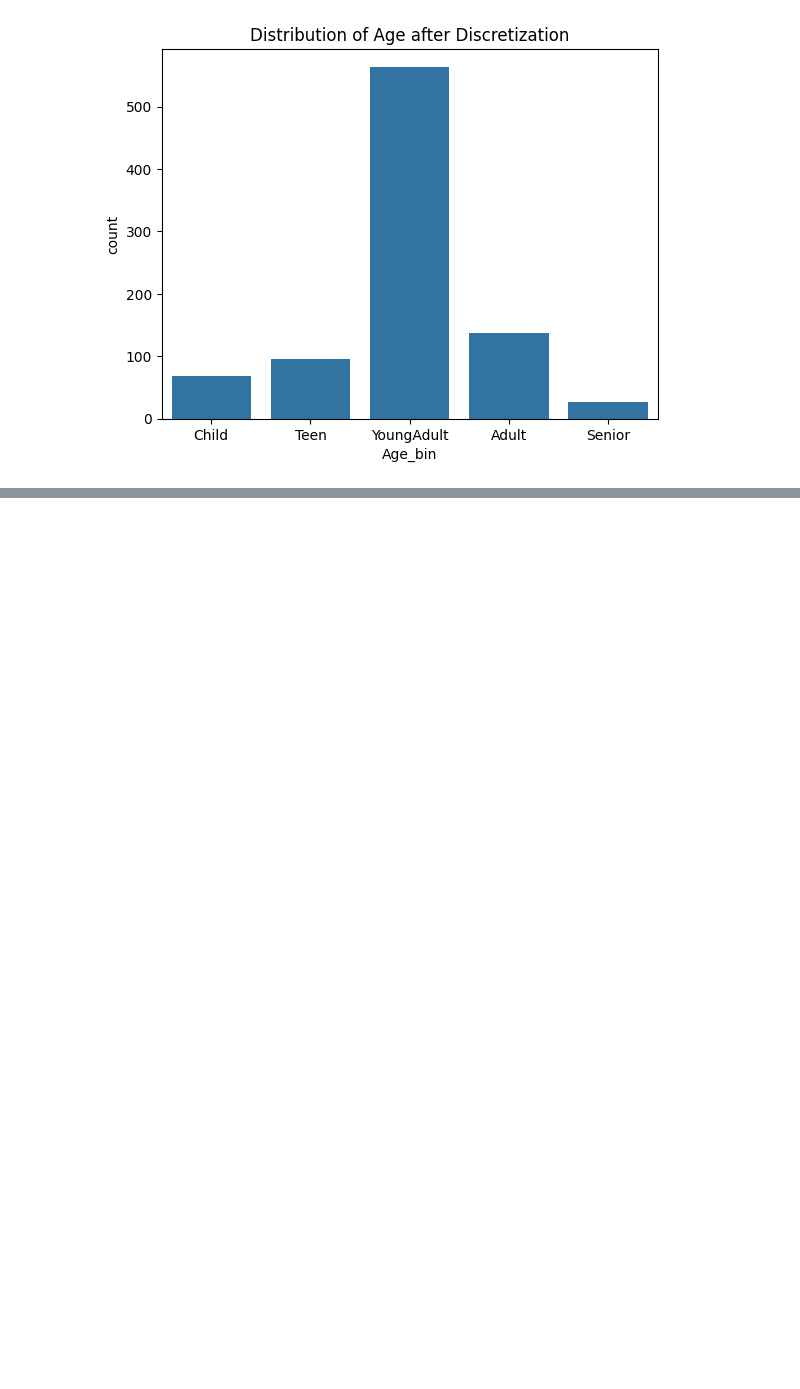
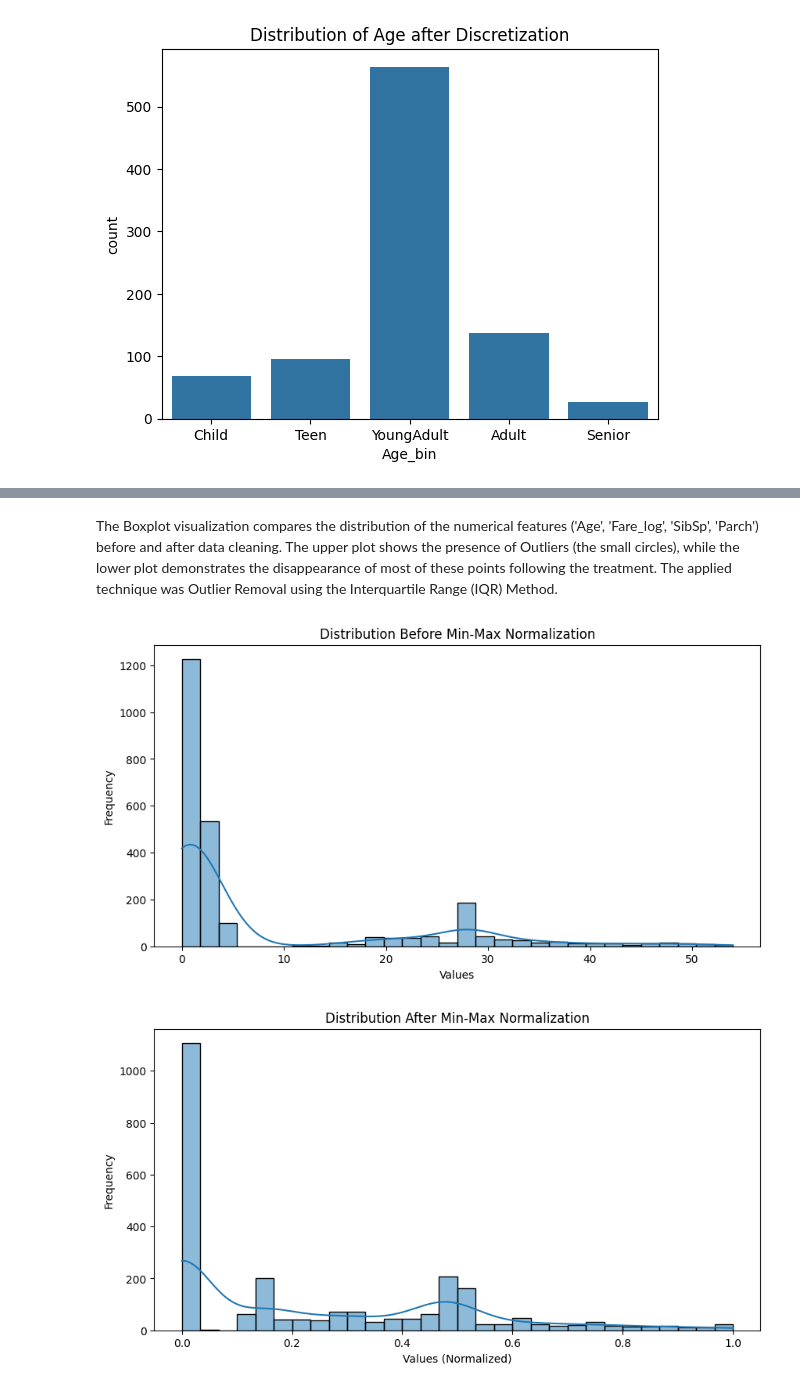
Before and after one commit to Leenasmk3/IT326-DataMining-Project, a Jupyter notebook: Phase2.ipynb, the cells around one changed output, grey strips where cells are left out. Cells and saved outputs as stored; diff of their text form; code cells hidden in the pictures; blank space fills up the shorter version.

```diff
--- a/Phase2.ipynb
+++ b/Phase2.ipynb
@@ -372,0 +405,37 @@ plt.show()
+# %% [markdown]
+The Boxplot visualization compares the distribution of the numerical features ('Age', 'Fare_log', 'SibSp', 'Parch') before and after data cleaning. The upper plot shows the presence of Outliers (the small circles), while the lower plot demonstrates the disappearance of most of these points following the treatment.
+The applied technique was Outlier Removal using the Interquartile Range (IQR) Method.
+# %%
+from sklearn.preprocessing import MinMaxScaler
+import matplotlib.pyplot as plt
+import seaborn as sns
+
+# --- 0. Plot distribution before normalization ---
+plt.figure(figsize=(10, 5))
+sns.histplot(df_copy[num_cols].melt(value_name="value")["value"], bins=30, kde=True)
+plt.title("Distribution Before Min-Max Normalization")
+plt.xlabel("Values")
+plt.ylabel("Frequency")
+plt.show()
+
+# --- 1. Remove 'Fare' before normalization ---
+if "Fare" in df_copy.columns:
+    df_copy = df_copy.drop(columns=["Fare"])
+
+# --- 2. Initialize Min-Max Scaler ---
+scaler = MinMaxScaler()
+
+# --- 3. Apply scaling to numeric columns ---
+num_cols_scaled = [col for col in num_cols if col != "Fare"]
+df_copy[num_cols_scaled] = scaler.fit_transform(df_copy[num_cols_scaled])
+
+# --- 4. Plot distribution after normalization ---
+plt.figure(figsize=(10, 5))
+sns.histplot(df_copy[num_cols_scaled].melt(value_name="value")["value"], bins=30, kde=True)
+plt.title("Distribution After Min-Max Normalization")
+plt.xlabel("Values (Normalized)")
+plt.ylabel("Frequency")
+plt.show()
+# %% [output]
+[figure, added]
+[figure, added]
```
Also changed, not shown: parts of 5 cells of this notebook.
